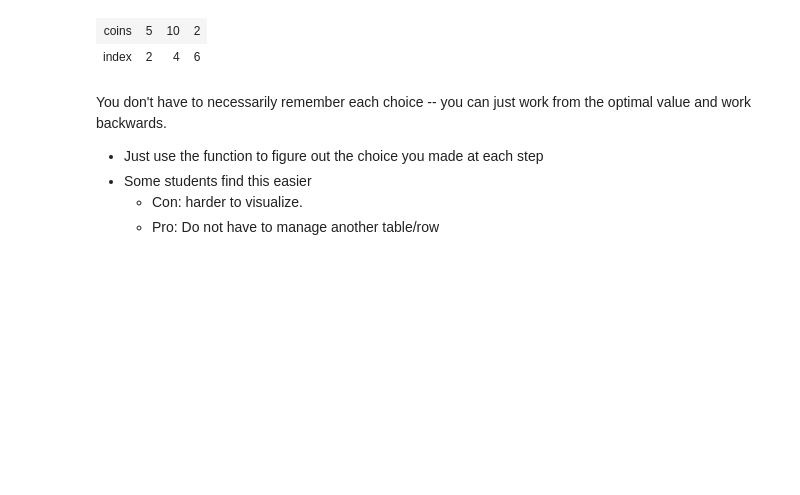
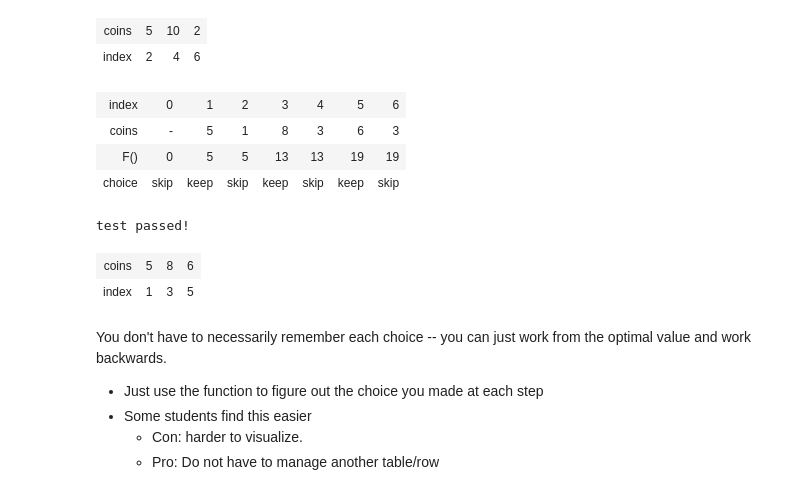
Before and after one commit to csce350-spring21/class_notebooks, a Jupyter notebook: Chapter8.ipynb, the cells around one changed output. Drawn from its saved outputs; the diff is of its cells as text; code cells hidden in the pictures; blank space fills up the shorter version.

```diff
--- a/Chapter8.ipynb
+++ b/Chapter8.ipynb
@@ -23,7 +23,10 @@ class fib_tree:
         self.n = n
         self.left = None
         self.right = None
-        self.val = 1
+        if n == 0:
+            self.val = 0
+        if n == 1:
+            self.val = 1
         if n > 1:
             l = fib_tree(n-1)
             r = fib_tree(n-2)
@@ -80,8 +87,8 @@ You may be aware of other approaches (iterative where you work "bottom-up" from
 # %%
 def fib_n_table(n):
     if n == 0 or n== 1:
-        return 1
-    table = [1,1]
+        return n
+    table = [0,1]
     for i in range(2,n+1): # second is exclusive
         table.append(table[-1]+table[-2]) # last two items -- negative numbers are from the end
     return table[-1]
@@ -253,6 +260,16 @@ coin_row([1,5,2,10,6,2]) #flip first 2
 test passed!
 | coins | 5 | 10 | 2 |
 | index | 2 | 4 | 6 |
+# %%
+coin_row([5,1,8,3,6,3]) #flip first 2
+# %% [output]
+| index | 0 | 1 | 2 | 3 | 4 | 5 | 6 |
+| coins | - | 5 | 1 | 8 | 3 | 6 | 3 |
+| F() | 0 | 5 | 5 | 13 | 13 | 19 | 19 |
+| choice | skip | keep | skip | keep | skip | keep | skip |
+test passed!
+| coins | 5 | 8 | 6 |
+| index | 1 | 3 | 5 |
 # %% [markdown]
 You don't have to necessarily remember each choice -- you can just work from the optimal value and work backwards.
 - Just use the function to figure out the choice you made at each step
```
Also changed, not shown: parts of 2 cells of this notebook.
